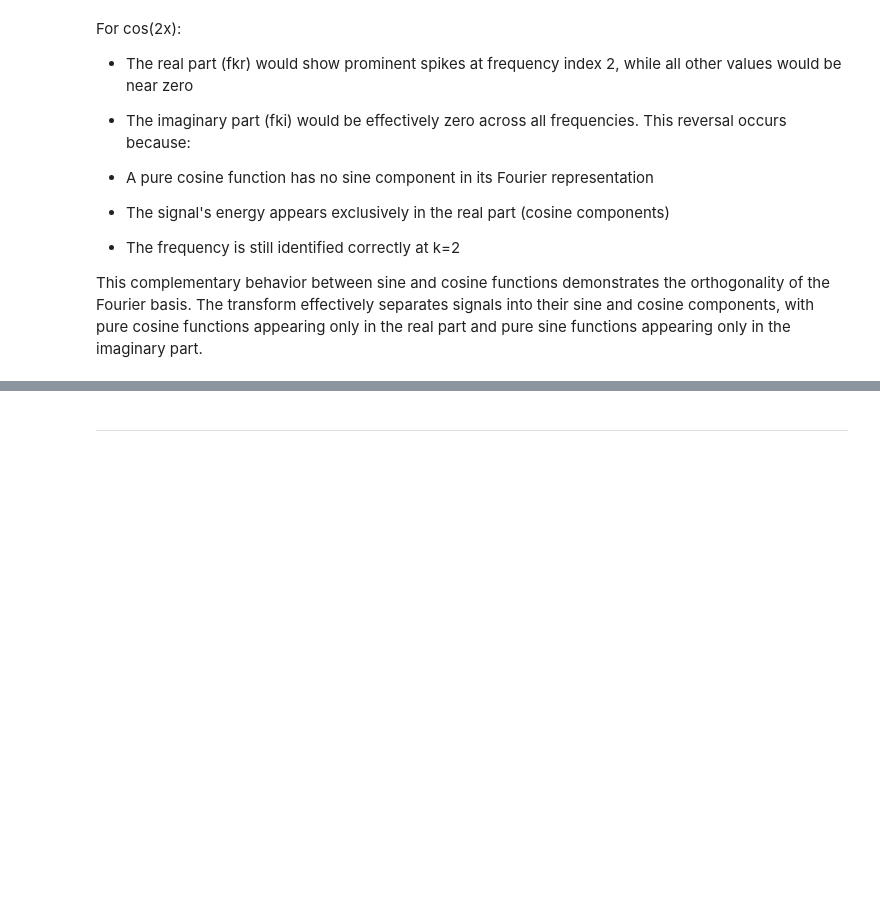
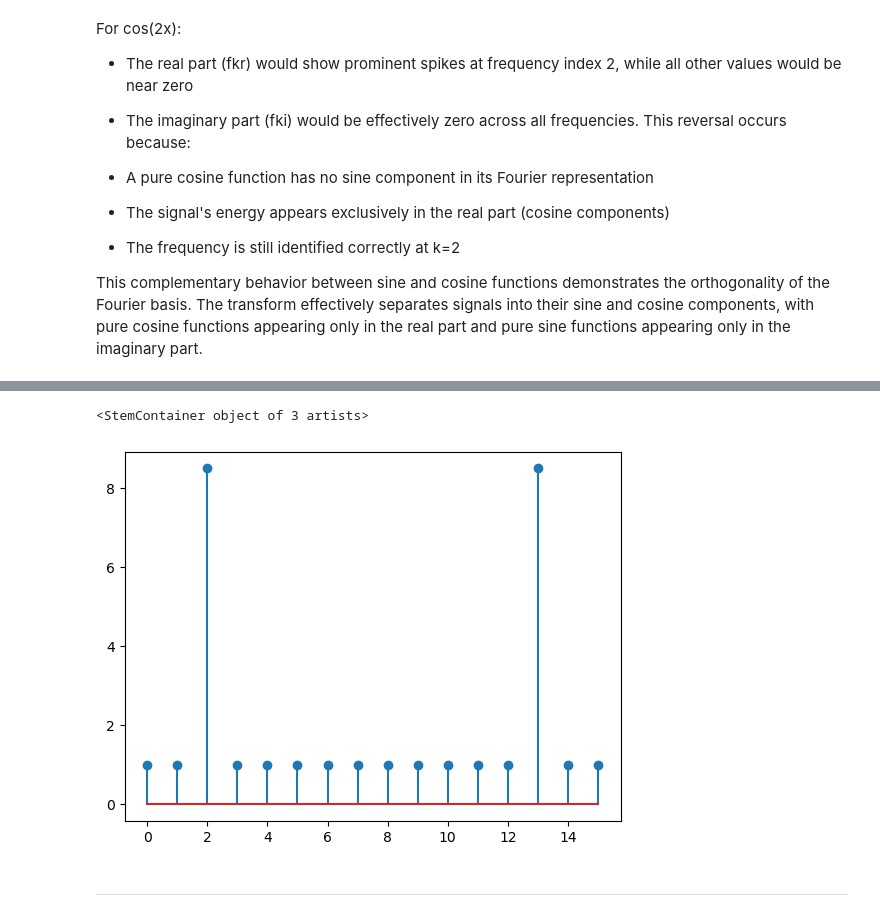
Before and after one commit to Shruti-Karandikar/fourier, a Jupyter notebook: DFTintro.ipynb, the cells around one changed output, grey strips where cells are left out. Saved outputs shown, nothing was run; the diff lists cells and outputs as text; code cells hidden in the pictures; blank space fills up the shorter version.

```diff
--- a/DFTintro.ipynb
+++ b/DFTintro.ipynb
@@ -72,3 +99,8 @@ This complementary behavior between sine and cosine functions demonstrates the o
+# %%
+plt.stem(fkr)
+# %% [output]
+<StemContainer object of 3 artists>
+[figure, added]
 # %% [markdown]
 -------
 # %% [markdown]
```
Also changed, not shown: parts of 12 cells of this notebook.
